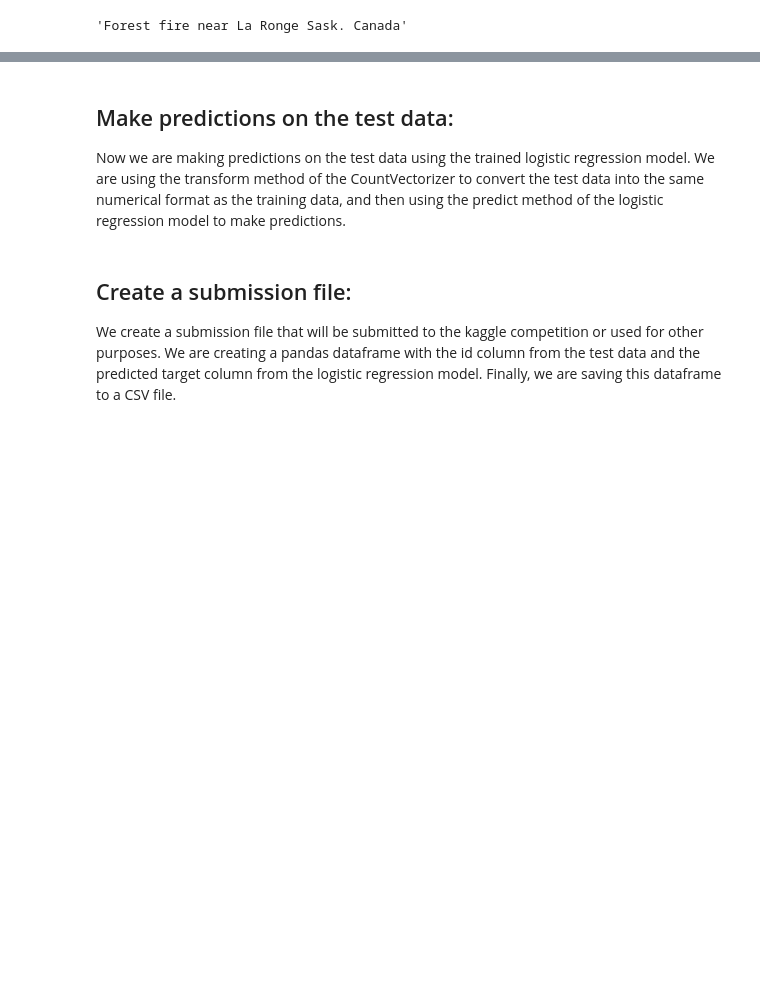
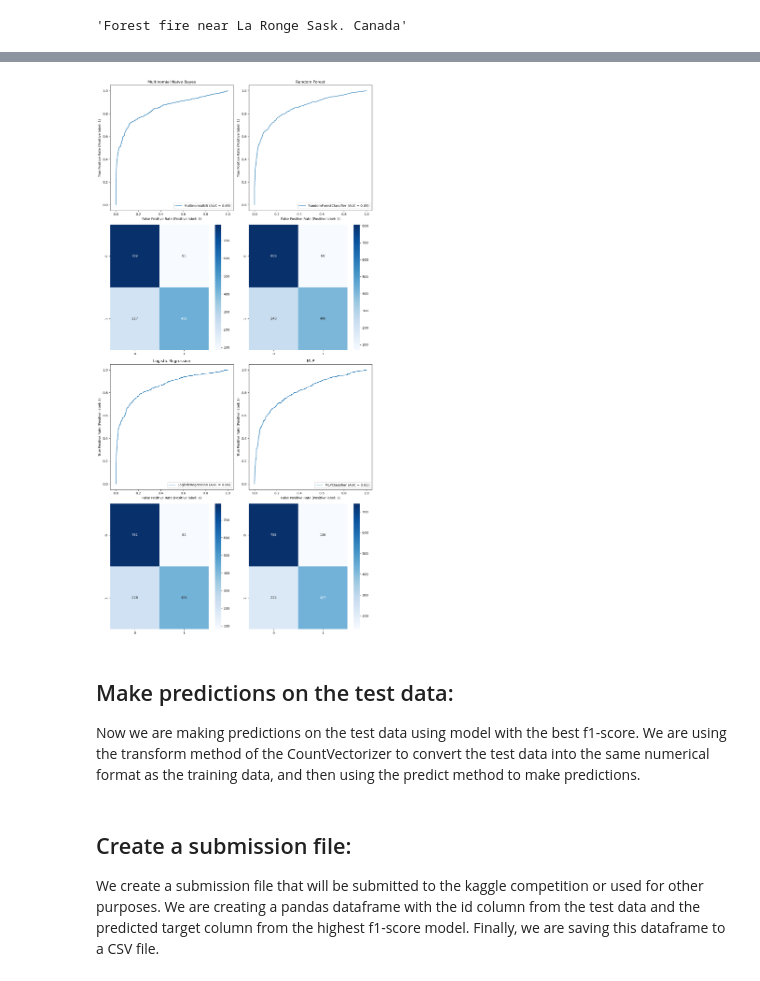
Before and after one commit to RBNGNZLZ/NLP-with-tweets, a Jupyter notebook: nlp-with-tweets.ipynb, the cells around one changed output, grey strips where cells are left out. Saved outputs shown, nothing was run; the diff lists cells and outputs as text; code cells hidden in the pictures; blank space fills up the shorter version.

Commit message:
Updated NLP-with-tweets with 4 models

```diff
--- a/nlp-with-tweets.ipynb
+++ b/nlp-with-tweets.ipynb
@@ -34,0 +79,11 @@ train_df[train_df["target"] == 1]["text"].values[1]
+# %%
+# Apply preprocessing techniques to the 'text' column
+train_df['text'] = train_df['text'].apply(lambda x: remove_stopwords(x))
+train_df['text'] = train_df['text'].apply(lambda x: apply_stemming(x))
+train_df['text'] = train_df['text'].apply(lambda x: apply_lemmatization(x))
+
+test_df['text'] = test_df['text'].apply(lambda x: remove_stopwords(x))
+test_df['text'] = test_df['text'].apply(lambda x: apply_stemming(x))
+test_df['text'] = test_df['text'].apply(lambda x: apply_lemmatization(x))
+
+train_df.head()
@@ -37,7 +99,7 @@ train_df[train_df["target"] == 1]["text"].values[1]
 
 At this step, we are defining the feature vector (X) and the target variable (y) for the logistic regression model. We are using the CountVectorizer from scikit-learn to convert the text into a numerical format that can be used for training the model.
 # %%
-vectorizer = CountVectorizer()
+vectorizer = TfidfVectorizer()
 X = vectorizer.fit_transform(train_df['text'])
 y = train_df['target']
 # %% [markdown]
@@ -71,3 +195,30 @@ Accuracy: 0.8095863427445831
+# %%
+fig, axs = plt.subplots(nrows=4, ncols=2, figsize=(12, 24))
+
+# Multinomial Naive Bayes
+axs[0, 0].set_title('Multinomial Naive Bayes')
+plot_roc_curve(nb, X_test, y_test, ax=axs[0, 0])
+sns.heatmap(confusion_matrix(y_test, nb_pred), ax=axs[1, 0], cmap='Blues', annot=True, fmt='d')
+
+# Random Forest
+axs[0, 1].set_title('Random Forest')
+plot_roc_curve(rf, X_test, y_test, ax=axs[0, 1])
+sns.heatmap(confusion_matrix(y_test, rf_pred), ax=axs[1, 1], cmap='Blues', annot=True, fmt='d')
+
+# Logistic Regression
+axs[2, 0].set_title('Logistic Regression')
+plot_roc_curve(lr, X_test, y_test, ax=axs[2, 0])
+sns.heatmap(confusion_matrix(y_test, lr_pred), ax=axs[3, 0], cmap='Blues', annot=True, fmt='d')
+
+# MLP
+axs[2, 1].set_title('MLP')
+plot_roc_curve(mlp, X_test, y_test, ax=axs[2, 1])
+sns.heatmap(confusion_matrix(y_test, mlp_pred), ax=axs[3, 1], cmap='Blues', annot=True, fmt='d')
+
+plt.tight_layout()
+plt.show()
+# %% [output]
+[figure, added]
 # %% [markdown]
 ## Make predictions on the test data:
-Now we are making predictions on the test data using the trained logistic regression model. We are using the transform method of the CountVectorizer to convert the test data into the same numerical format as the training data, and then using the predict method of the logistic regression model to make predictions.
+Now we are making predictions on the test data using model with the best f1-score. We are using the transform method of the CountVectorizer to convert the test data into the same numerical format as the training data, and then using the predict method to make predictions.
@@ -77,6 +239,6 @@ predictions = lr.predict(X_test)
 # %% [markdown]
 ## Create a submission file:
-We create a submission file that will be submitted to the kaggle competition or used for other purposes. We are creating a pandas dataframe with the id column from the test data and the predicted target column from the logistic regression model. Finally, we are saving this dataframe to a CSV file.
+We create a submission file that will be submitted to the kaggle competition or used for other purposes. We are creating a pandas dataframe with the id column from the test data and the predicted target column from the highest f1-score model. Finally, we are saving this dataframe to a CSV file.
 # %%
 submission_df = pd.DataFrame({
     "id": test_df["id"],
```
Also changed, not shown: parts of 18 cells of this notebook, 2 other files.
